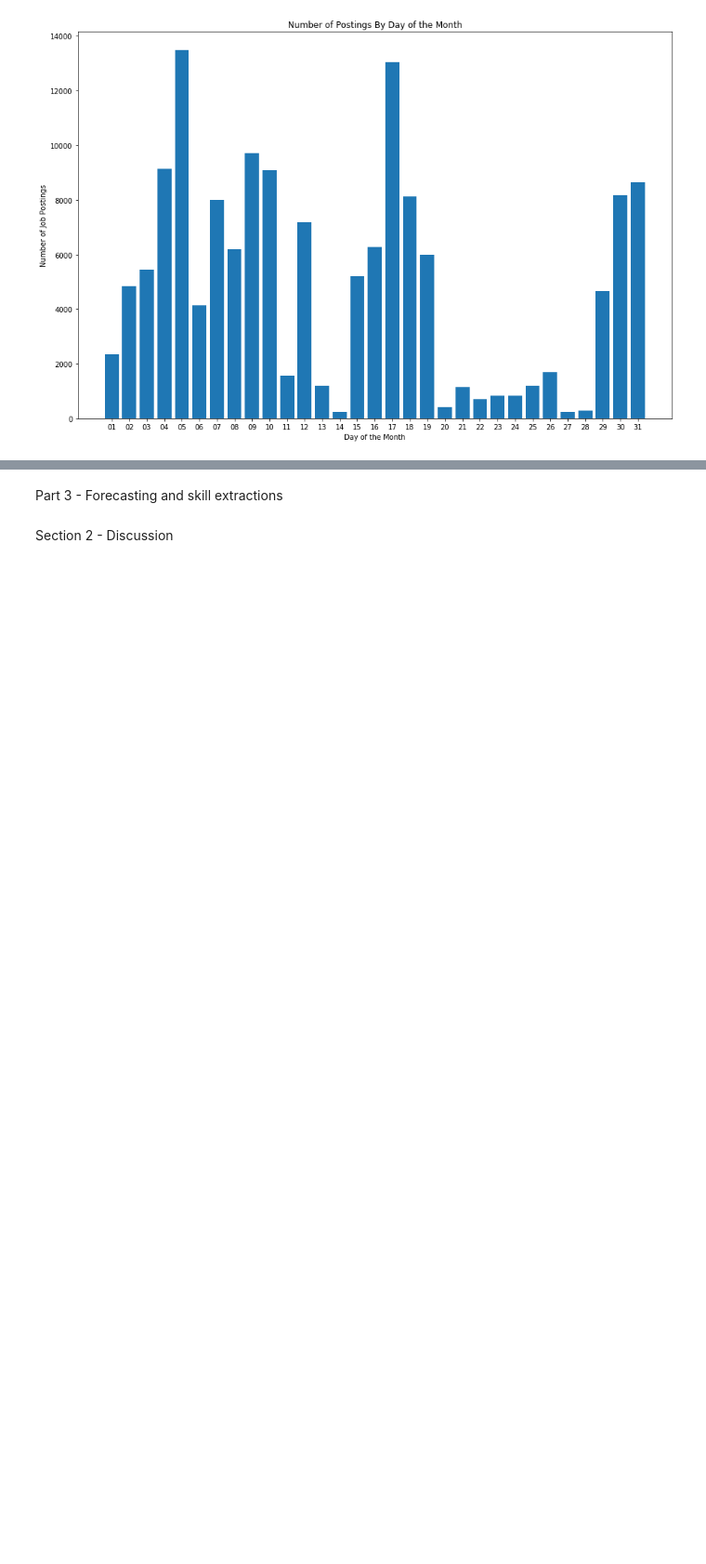
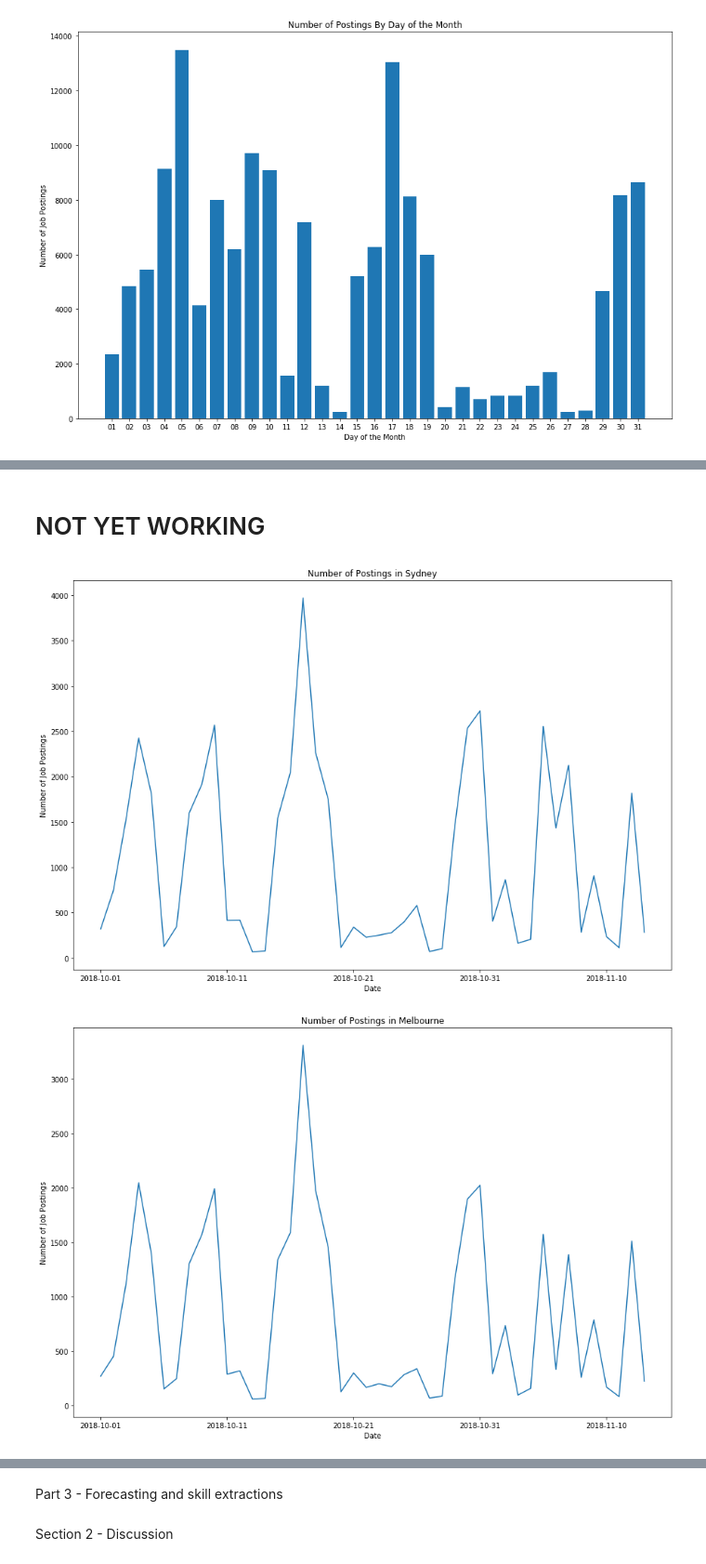
Before and after one commit to IAmCableGuy/2030BigData, a Jupyter notebook: Assignment/Assign-3-3CD.ipynb, the cells around one changed output, grey strips where cells are left out. Shown at 93% size. Saved outputs shown, nothing was run; the diff lists cells and outputs as text; code cells hidden in the pictures; blank space fills up the shorter version.

```diff
--- a/Assignment/Assign-3-3CD.ipynb
+++ b/Assignment/Assign-3-3CD.ipynb
@@ -478,0 +307,21 @@ Snd
+# %% [markdown]
+# NOT YET WORKING
+# %%
+# Visualise trending of the job postings for the big cities (Graph)
+#2nd for loop for each selcity
+City1Date = City1['Date'].value_counts().sort_index()
+City2Date = City2['Date'].value_counts().sort_index()
+City3Date = City3['Date'].value_counts().sort_index()
+City4Date = City4['Date'].value_counts().sort_index()
+City5Date = City5['Date'].value_counts().sort_index()
+CityNo = [City1Date, City2Date, City3Date, City4Date, City5Date]
+for i in range(5):
+    plt.figure(figsize=(15,10))
+    plt.title(f'Number of Postings in {Top5Cities[i]}')
+    plt.xlabel('Date')
+    plt.ylabel('Number of Job Postings')
+    CityNo[i].plot(kind='line')
+    plt.show()
+# %% [output]
+[figure, added]
+[figure, added]
```
Also changed, not shown: parts of 28 cells of this notebook.
